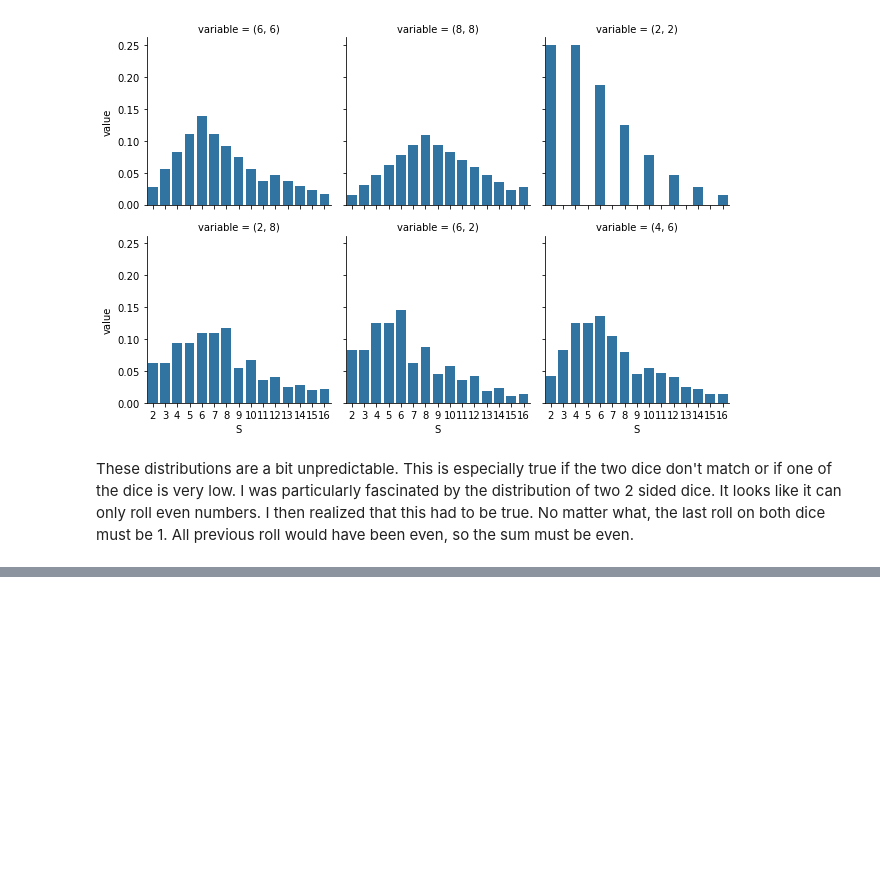
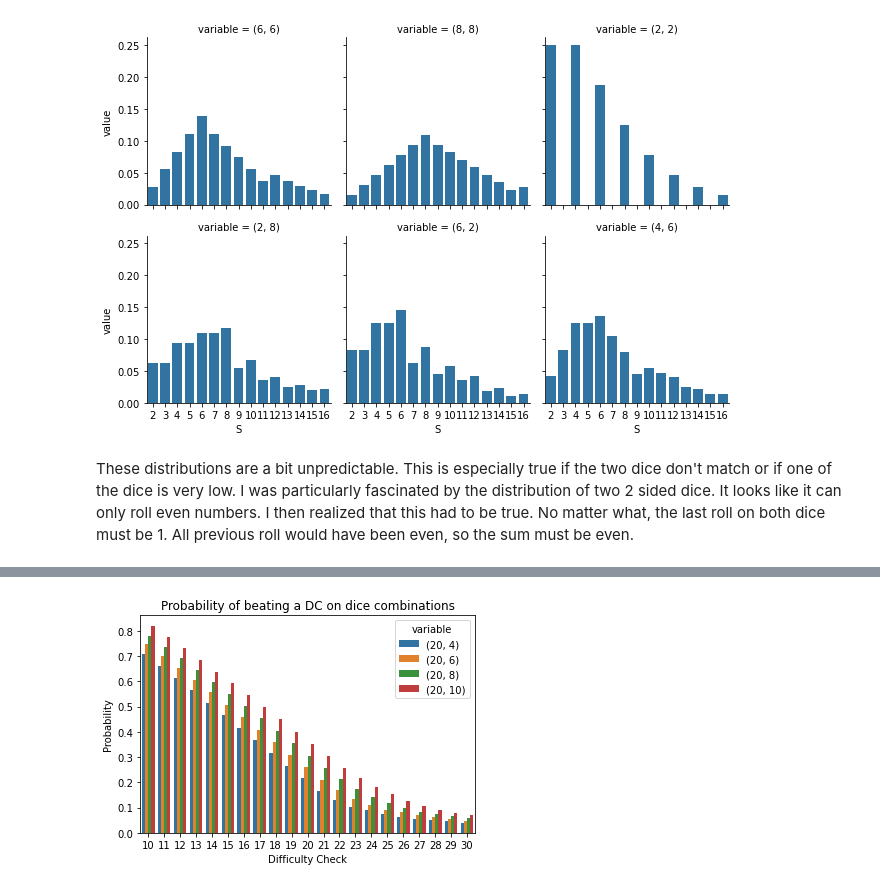
Before and after one commit to jstehn/exploding_dice_exploration, a Jupyter notebook: exploding_dice_exploration.ipynb, the cells around one changed output, grey strips where cells are left out. Cells and saved outputs as stored; diff of their text form; code cells hidden in the pictures; blank space fills up the shorter version.

Commit message:
Added probabilities of beating a difficulty check with 2 dice

```diff
--- a/exploding_dice_exploration.ipynb
+++ b/exploding_dice_exploration.ipynb
@@ -253,0 +260,9 @@ These distributions are a bit unpredictable. This is especially true if the two
+# %%
+def prob_beat_dc_mult(dc, dice):
+    result = 0
+    for k in np.arange(1,dc):
+        p_d1 = prob_exactly(k, dice[0])
+        p_d2 = prob_beat_dc(dc-k, dice[1])
+        result += p_d1 * p_d2
+    result += prob_beat_dc(dc, dice[0])
+    return result
@@ -253,0 +277,18 @@ These distributions are a bit unpredictable. This is especially true if the two
+# %%
+dice_set = ((20,4),(20,6),(20,8),(20,10))
+minimum = 10
+maximum = 30
+S = np.arange(minimum, maximum + 1)
+
+df = pd.DataFrame({"S" : S})
+for dice in dice_set:
+    y = [prob_beat_dc_mult(s, dice) for s in S]
+    df[dice] = y
+
+df = pd.melt(df, "S")
+sns.barplot(data = df, x = "S", y="value", hue = "variable")
+plt.ylabel("Probability")
+plt.xlabel("Difficulty Check")
+plt.title("Probability of beating a DC on dice combinations");
+# %% [output]
+[figure, added]
```
Also changed, not shown: parts of 5 cells of this notebook.
